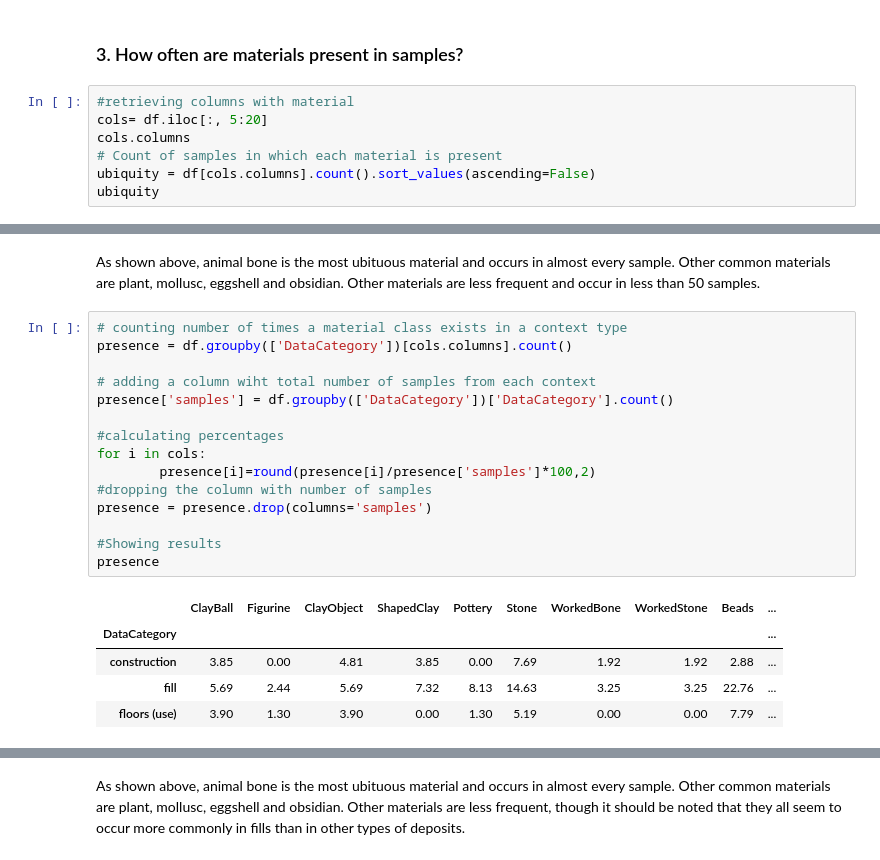
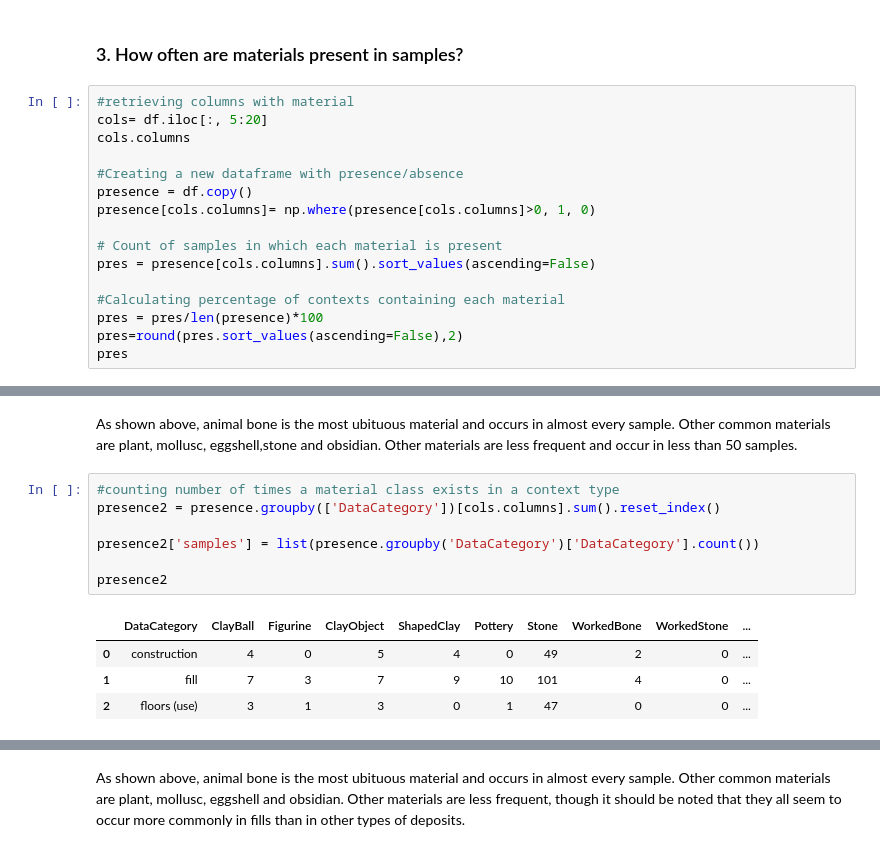
Before and after one commit to MilVas/Building77, a Jupyter notebook: HR_exploratory_analysis.ipynb, the cells around one changed output, grey strips where cells are left out. Drawn from its saved outputs; the diff is of its cells as text.

```diff
--- a/HR_exploratory_analysis.ipynb
+++ b/HR_exploratory_analysis.ipynb
@@ -163,7 +171,16 @@ We see that the fills have higher median volumes than the other two deposit type
 #retrieving columns with material
 cols= df.iloc[:, 5:20]
 cols.columns
+
+#Creating a new dataframe with presence/absence
+presence = df.copy()
+presence[cols.columns]= np.where(presence[cols.columns]>0, 1, 0)
+
 # Count of samples in which each material is present
-ubiquity = df[cols.columns].count().sort_values(ascending=False)
-ubiquity
+pres = presence[cols.columns].sum().sort_values(ascending=False)
+
+#Calculating percentage of contexts containing each material
+pres = pres/len(presence)*100
+pres=round(pres.sort_values(ascending=False),2)
+pres
 # %% [output]
@@ -193,23 +214,14 @@ plt.xticks(rotation=90)
 # %% [markdown]
-As shown above, animal bone is the most ubituous material and occurs in almost every sample. Other common materials are plant, mollusc, eggshell and obsidian. Other materials are less frequent and occur in less than 50 samples.
+As shown above, animal bone is the most ubituous material and occurs in almost every sample. Other common materials are plant, mollusc, eggshell,stone and obsidian. Other materials are less frequent and occur in less than 50 samples.
 # %%
-# counting number of times a material class exists in a context type
-presence = df.groupby(['DataCategory'])[cols.columns].count()
+#counting number of times a material class exists in a context type
+presence2 = presence.groupby(['DataCategory'])[cols.columns].sum().reset_index()
 
-# adding a column wiht total number of samples from each context
-presence['samples'] = df.groupby(['DataCategory'])['DataCategory'].count()
+presence2['samples'] = list(presence.groupby('DataCategory')['DataCategory'].count())
 
-#calculating percentages
-for i in cols:
-        presence[i]=round(presence[i]/presence['samples']*100,2)
-#dropping the column with number of samples
-presence = presence.drop(columns='samples')
-
-#Showing results
-presence
+presence2
 # %% [output]
-|  | ClayBall | Figurine | ClayObject | ShapedClay | Pottery | Stone | WorkedBone | WorkedStone | Beads | ... |
-| DataCategory |  |  |  |  |  |  |  |  |  | ... |
-| construction | 3.85 | 0.00 | 4.81 | 3.85 | 0.00 | 7.69 | 1.92 | 1.92 | 2.88 | ... |
-| fill | 5.69 | 2.44 | 5.69 | 7.32 | 8.13 | 14.63 | 3.25 | 3.25 | 22.76 | ... |
-| floors (use) | 3.90 | 1.30 | 3.90 | 0.00 | 1.30 | 5.19 | 0.00 | 0.00 | 7.79 | ... |
+|  | DataCategory | ClayBall | Figurine | ClayObject | ShapedClay | Pottery | Stone | WorkedBone | WorkedStone | ... |
+| 0 | construction | 4 | 0 | 5 | 4 | 0 | 49 | 2 | 0 | ... |
+| 1 | fill | 7 | 3 | 7 | 9 | 10 | 101 | 4 | 0 | ... |
+| 2 | floors (use) | 3 | 1 | 3 | 0 | 1 | 47 | 0 | 0 | ... |
```
Also changed, not shown: parts of 27 cells of this notebook, 1 other file.
